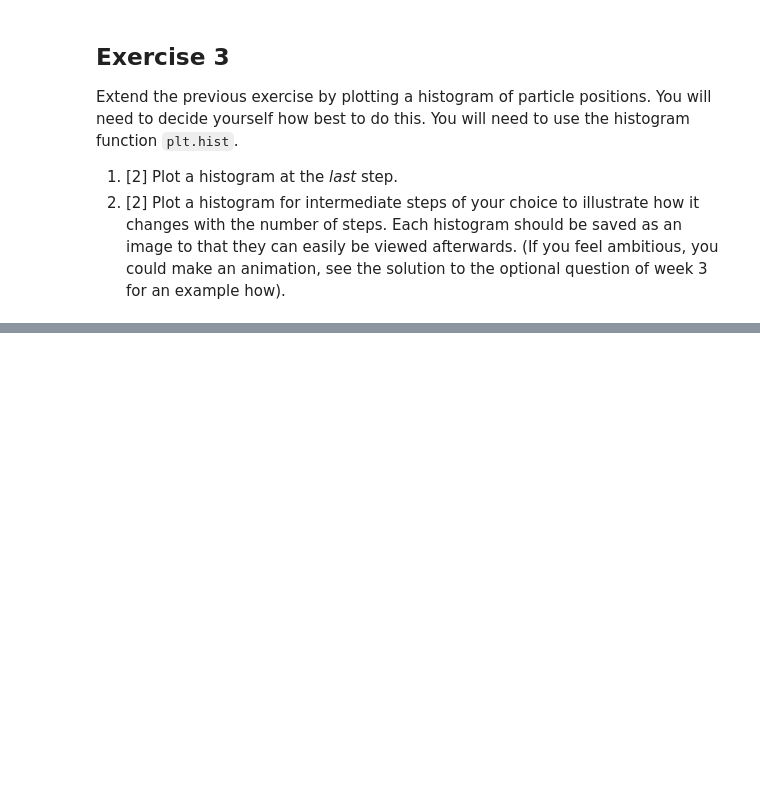
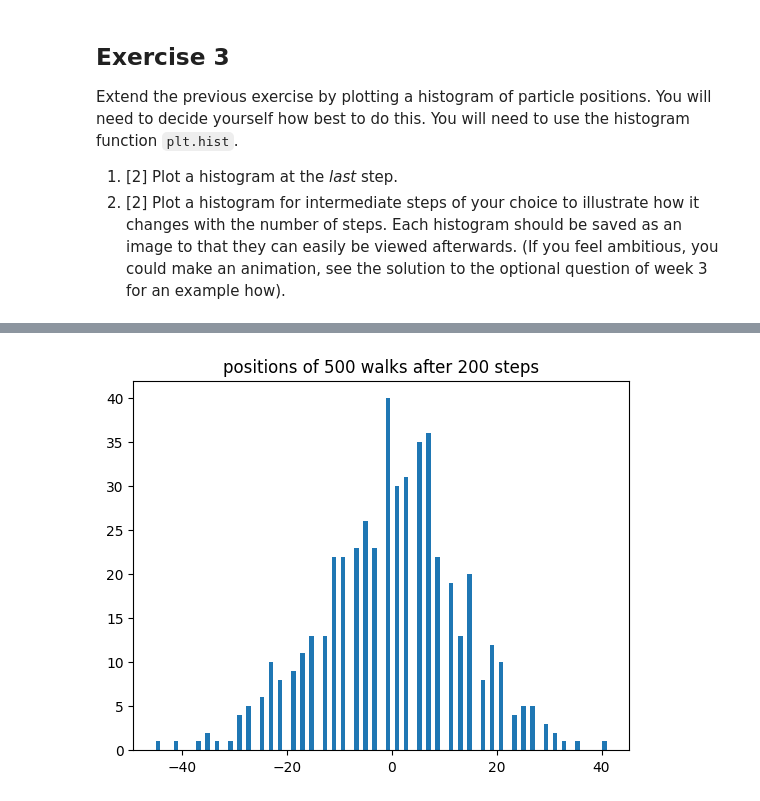
Before and after one commit to PX2145-2025/week-7-b-DixonMax, a Jupyter notebook: Random_walk.ipynb, the cells around one changed output, grey strips where cells are left out. Saved outputs shown, nothing was run; the diff lists cells and outputs as text; code cells hidden in the pictures; blank space fills up the shorter version.

```diff
--- a/Random_walk.ipynb
+++ b/Random_walk.ipynb
@@ -198,0 +173,6 @@ plt.close(fig)
+# %%
+plt.hist(particles[:, 200], bins=100)
+plt.title('positions of 500 walks after 200 steps')
+plt.savefig('200 steps.png')
+# %% [output]
+[figure, added]
```
Also changed, not shown: parts of 15 cells of this notebook.
